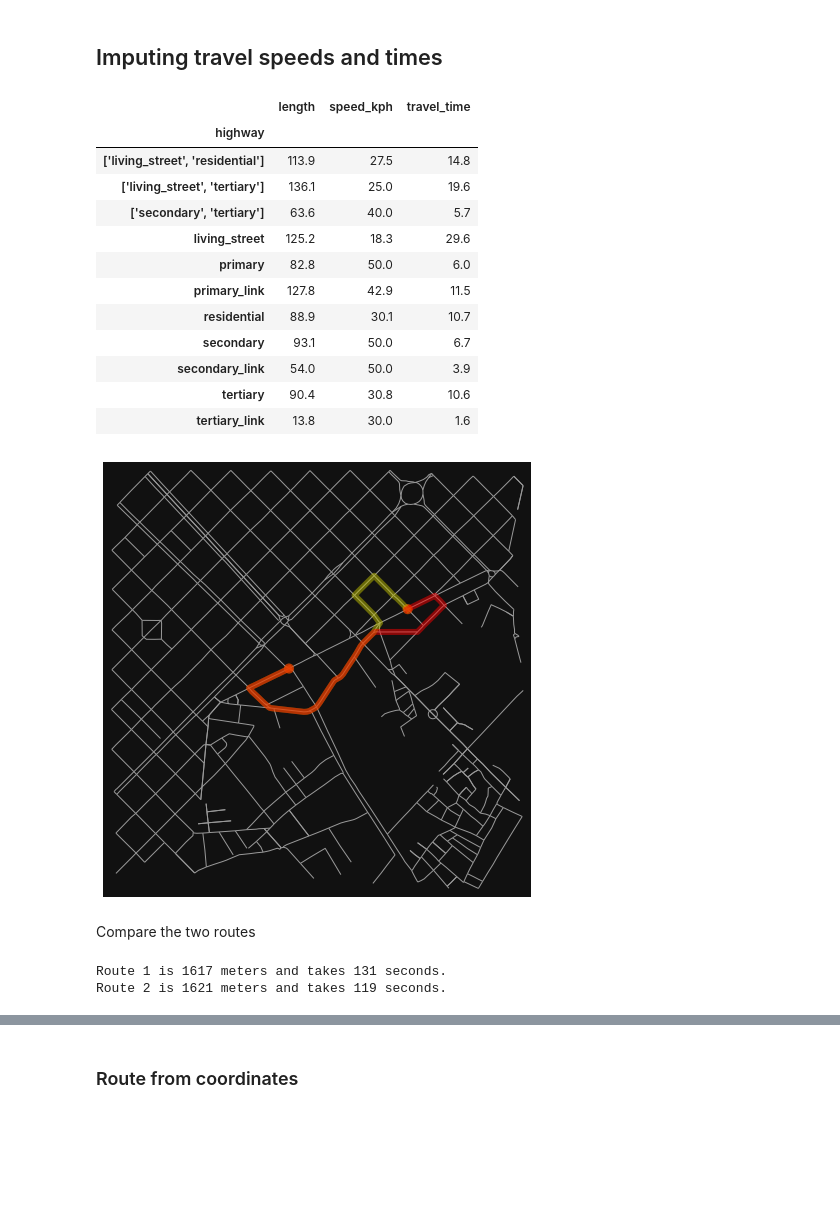
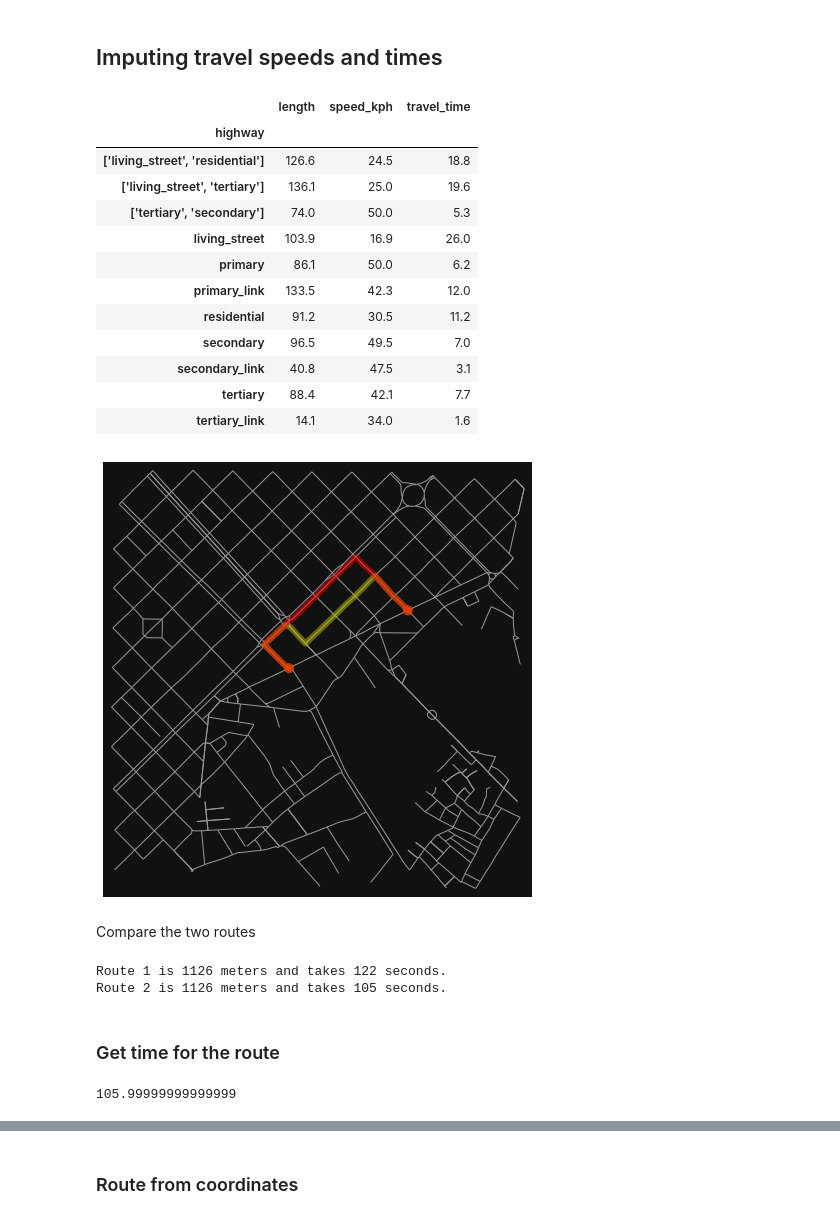
Before and after one commit to mrceresa/iper, a Jupyter notebook: examples/SAR-COV2/Mobility Jupyter Files/OSMnx/Route.ipynb, the cells around one changed output, grey strips where cells are left out. Saved outputs shown, nothing was run; the diff lists cells and outputs as text; code cells hidden in the pictures; blank space fills up the shorter version.

```diff
--- a/examples/SAR-COV2/Mobility Jupyter Files/OSMnx/Route.ipynb
+++ b/examples/SAR-COV2/Mobility Jupyter Files/OSMnx/Route.ipynb
@@ -10,4 +16,4 @@ import matplotlib.pyplot as plt
 %matplotlib inline
 # %%
-G_drive = ox.graph_from_place('Barcelona, Spain', network_type = 'drive')
+G_drive = ox.graph_from_address('Plaça Catalunya, Barcelona, Spain', dist = 1000, network_type = 'drive')
 fig, ax = ox.plot_graph(G_drive)
@@ -13,0 +26,3 @@ fig, ax = ox.plot_graph(G_drive)
+# %%
+G_proj = ox.project_graph(G_drive)
+G_proj.nodes[26057116]['x']
@@ -97,50 +123,52 @@ hwy_speeds = {'residential': 35,
               'living_street': 20,
               'secondary': 50,
               'tertiary': 60}
-G_zoom_drive = ox.add_edge_speeds(G_zoom_drive, hwy_speeds)
+G_drive = ox.add_edge_speeds(G_drive, hwy_speeds)
 # %%
 # calculate edge travel times
-G_zoom_drive = ox.add_edge_travel_times(G_zoom_drive)
+G_drive = ox.add_edge_travel_times(G_drive)
 # %%
 # see mean speed/time values by road type
-edges = ox.graph_to_gdfs(G_zoom_drive, nodes=False)
+edges = ox.graph_to_gdfs(G_drive, nodes=False)
 edges['highway'] = edges['highway'].astype(str)
 edges.groupby('highway')[['length', 'speed_kph', 'travel_time']].mean().round(1)
 # %% [output]
 |  | length | speed_kph | travel_time |
 | highway |  |  |  |
-| ['living_street', 'residential'] | 113.9 | 27.5 | 14.8 |
+| ['living_street', 'residential'] | 126.6 | 24.5 | 18.8 |
 | ['living_street', 'tertiary'] | 136.1 | 25.0 | 19.6 |
-| ['secondary', 'tertiary'] | 63.6 | 40.0 | 5.7 |
-| living_street | 125.2 | 18.3 | 29.6 |
-| primary | 82.8 | 50.0 | 6.0 |
-| primary_link | 127.8 | 42.9 | 11.5 |
-| residential | 88.9 | 30.1 | 10.7 |
-| secondary | 93.1 | 50.0 | 6.7 |
-| secondary_link | 54.0 | 50.0 | 3.9 |
-| tertiary | 90.4 | 30.8 | 10.6 |
-| tertiary_link | 13.8 | 30.0 | 1.6 |
+| ['tertiary', 'secondary'] | 74.0 | 50.0 | 5.3 |
+| living_street | 103.9 | 16.9 | 26.0 |
+| primary | 86.1 | 50.0 | 6.2 |
+| primary_link | 133.5 | 42.3 | 12.0 |
+| residential | 91.2 | 30.5 | 11.2 |
+| secondary | 96.5 | 49.5 | 7.0 |
+| secondary_link | 40.8 | 47.5 | 3.1 |
+| tertiary | 88.4 | 42.1 | 7.7 |
+| tertiary_link | 14.1 | 34.0 | 1.6 |
 # %%
 # calculate two routes by minimizing travel distance vs travel time
-orig = list(G_zoom_drive)[1]
-dest = list(G_zoom_drive)[6]
-route1 = ox.shortest_path(G_zoom_drive, orig, dest, weight='length')
-route2 = ox.shortest_path(G_zoom_drive, orig, dest, weight='travel_time')
+orig = list(G_drive)[1]
+dest = list(G_drive)[6]
+route1 = ox.shortest_path(G_proj, orig, dest, weight='length')
+route2 = ox.shortest_path(G_proj, orig, dest, weight='travel_time')
 
 # plot the routes
-fig, ax = ox.plot_graph_routes(G_zoom_drive, routes=[route1, route2], route_colors=['y', 'r'],
+fig, ax = ox.plot_graph_routes(G_proj, routes=[route1, route2], route_colors=['y', 'r'],
                                route_linewidth=6, node_size=0)
 # %% [output]
-[figure, old version]
+[figure, new version]
 # %% [markdown]
 Compare the two routes
 # %%
-route1_length = int(sum(ox.utils_graph.get_route_edge_attributes(G_zoom_drive, route1, 'length')))
-route2_length = int(sum(ox.utils_graph.get_route_edge_attributes(G_zoom_drive, route2, 'length')))
-route1_time = int(sum(ox.utils_graph.get_route_edge_attributes(G_zoom_drive, route1, 'travel_time')))
-route2_time = int(sum(ox.utils_graph.get_route_edge_attributes(G_zoom_drive, route2, 'travel_time')))
+route1_length = int(sum(ox.utils_graph.get_route_edge_attributes(G_drive, route1, 'length')))
+route2_length = int(sum(ox.utils_graph.get_route_edge_attributes(G_drive, route2, 'length')))
+route1_time = int(sum(ox.utils_graph.get_route_edge_attributes(G_drive, route1, 'travel_time')))
+route2_time = int(sum(ox.utils_graph.get_route_edge_attributes(G_drive, route2, 'travel_time')))
 print('Route 1 is', route1_length, 'meters and takes', route1_time, 'seconds.')
 print('Route 2 is', route2_length, 'meters and takes', route2_time, 'seconds.')
 # %% [output]
-Route 1 is 1617 meters and takes 131 seconds.
-Route 2 is 1621 meters and takes 119 seconds.
+Route 1 is 1126 meters and takes 122 seconds.
+Route 2 is 1126 meters and takes 105 seconds.
+# %% [markdown]
+### Get time for the route
@@ -146,0 +178,5 @@ Route 2 is 1621 meters and takes 119 seconds.
+# %%
+# OPTION 1: see the travel time for the whole route
+nx.shortest_path_length(G_drive, orig, dest, weight='travel_time')
+# %% [output]
+105.99999999999999
```
Also changed, not shown: parts of 21 cells of this notebook, 18 other files.
